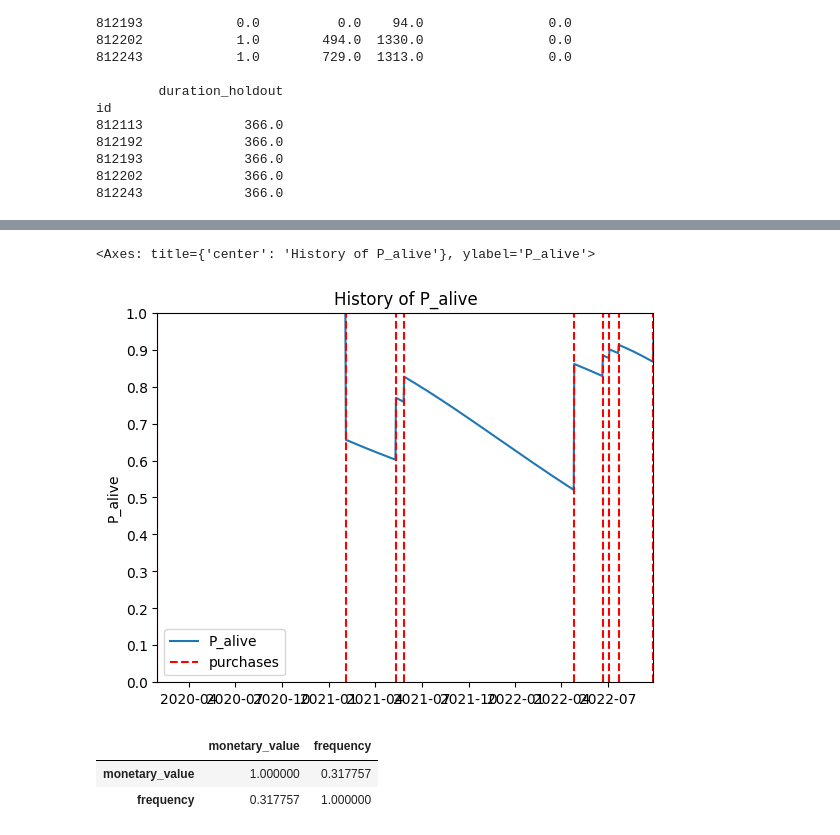
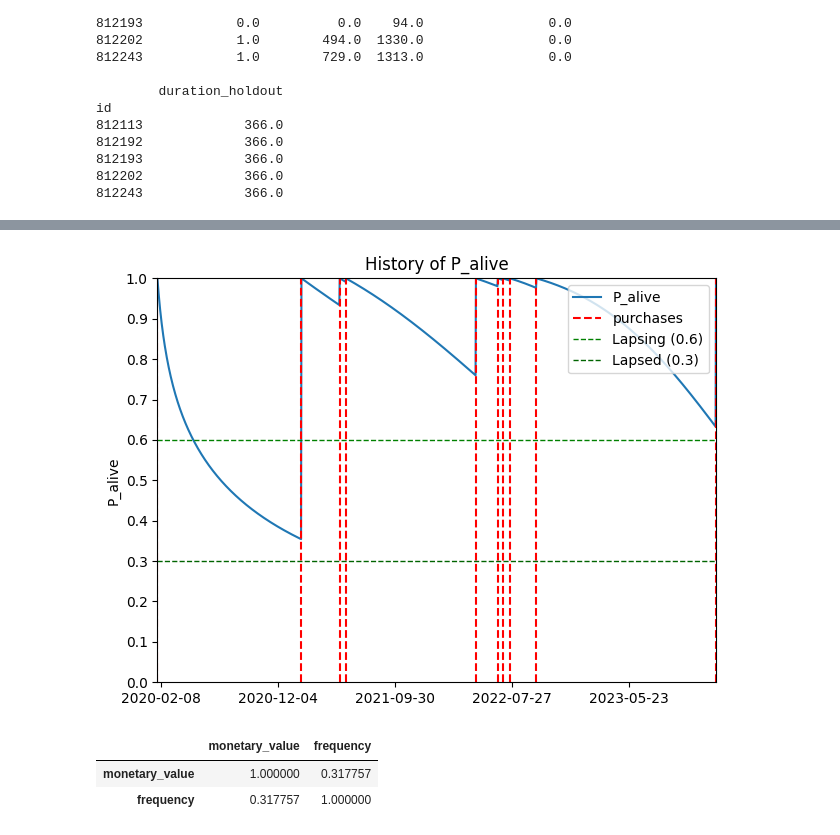
Before and after one commit to mpb-com/dsci-customer, a Jupyter notebook: experiments/lifetimes.ipynb, the cells around one changed output, grey strips where cells are left out. Drawn from its saved outputs; the diff is of its cells as text; code cells hidden in the pictures.

```diff
--- a/experiments/lifetimes.ipynb
+++ b/experiments/lifetimes.ipynb
@@ -343,7 +343,7 @@ returning_customers_summary.describe()
 # %%
-from lifetimes import BetaGeoFitter
+from lifetimes import ParetoNBDFitter
 
-bgf = BetaGeoFitter(penalizer_coef=0)
+bgf = ParetoNBDFitter(penalizer_coef=0)
 bgf.fit(summary["frequency"], summary["recency"], summary["T"])
-bgf.summary
+# bgf.summary
 # %% [output]
@@ -422,15 +431,35 @@ np.float64(0.044200923287375626)
 # %%
 from lifetimes.plotting import plot_history_alive
 
 id = 901305
 lag = 100
+
+new_row = pd.DataFrame([{
+    "id": 901305,
+    "txn_date": pd.Timestamp("2024-01-01"),
+    "value": 1825
+}], index=[1392439])
+
+transactions = pd.concat([transactions, new_row])
+
 sp_trans = transactions.loc[transactions["id"] == id].copy()
 
 sp_trans = transactions.loc[transactions["id"] == id]
-plot_history_alive(bgf, lag, sp_trans, "txn_date")
+import matplotlib.pyplot as plt
+
+ax = plot_history_alive(bgf, lag, sp_trans, "txn_date")
+ax.xaxis.set_major_locator(plt.MaxNLocator(5))
+# Add horizontal dotted lines
+ax.axhline(0.6, color="green", linestyle="--", linewidth=1, label="Lapsing (0.6)")
+ax.axhline(0.3, color="darkgreen", linestyle="--", linewidth=1, label="Lapsed (0.3)")
+
+# Add legend so labels are visible
+ax.legend(loc="upper right")
+
+plt.tight_layout()
+plt.show()
 # %% [output]
-<Axes: title={'center': 'History of P_alive'}, ylabel='P_alive'>
-[figure, old version]
+[figure, new version]
 # %%
 summary[["monetary_value", "frequency"]].corr()
 # %% [output]
```
Also changed, not shown: parts of 9 cells of this notebook, 1 other file.
